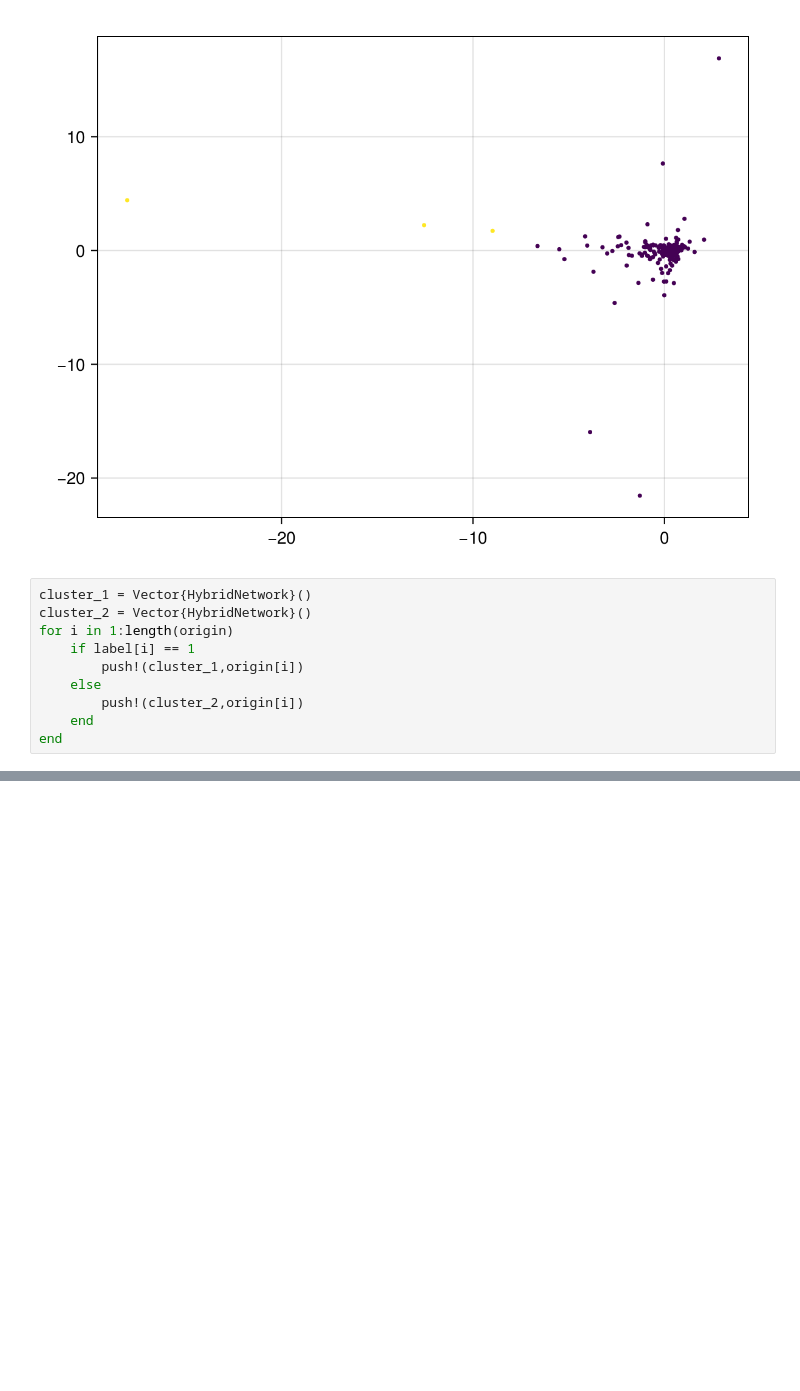
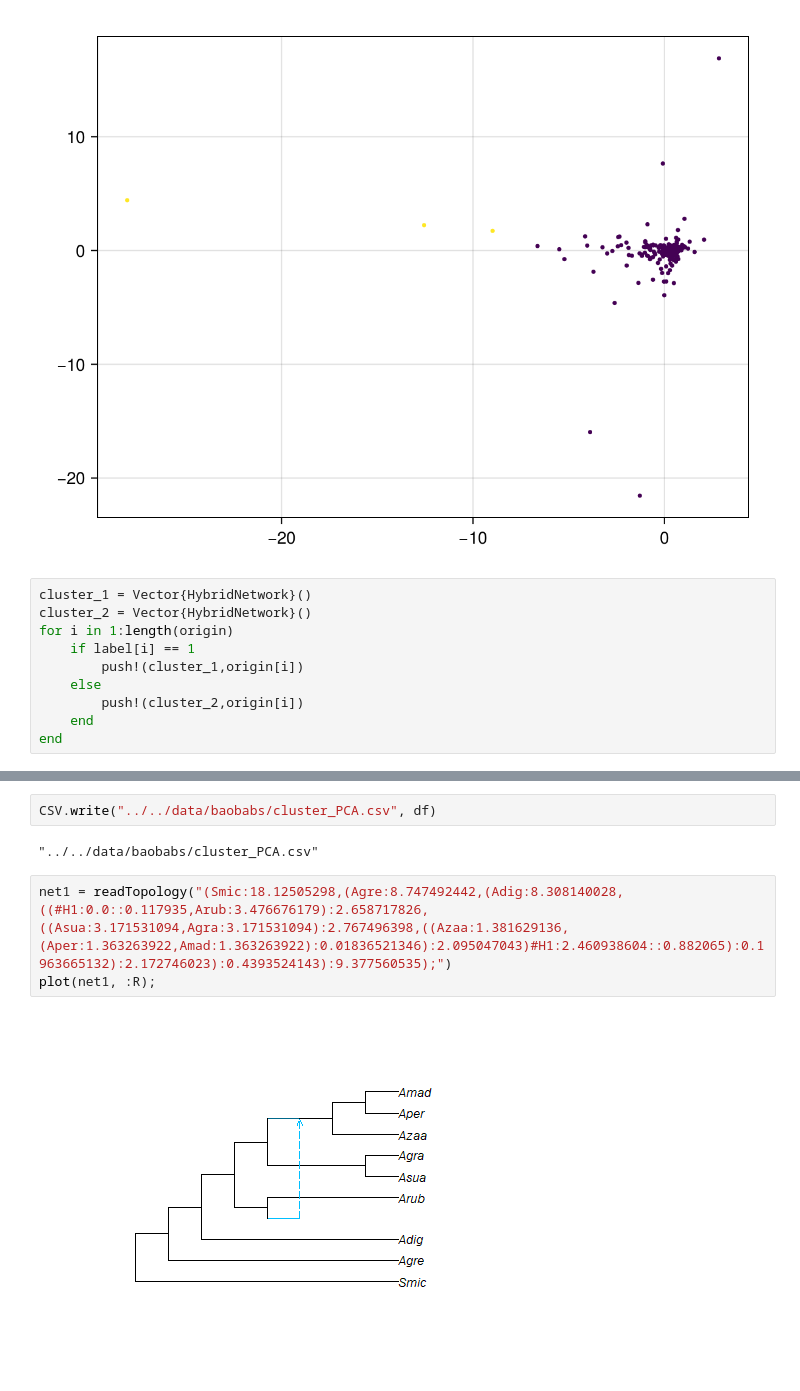
Before and after one commit to YiboK/PhyloClustering-scripts, a Jupyter notebook: Julia/baobabs-test.ipynb, the cells around one changed output, grey strips where cells are left out. Saved outputs shown, nothing was run; the diff lists cells and outputs as text; blank space fills up the shorter version.

```diff
--- a/Julia/baobabs-test.ipynb
+++ b/Julia/baobabs-test.ipynb
@@ -122,0 +198,9 @@ writeMultiTopology(cluster_2, "../../baobabs/hc_2.trees")
+# %%
+CSV.write("../../data/baobabs/cluster_PCA.csv", df)
+# %% [output]
+"../../data/baobabs/cluster_PCA.csv"
+# %%
+net1 = readTopology("(Smic:18.12505298,(Agre:8.747492442,(Adig:8.308140028,((#H1:0.0::0.117935,Arub:3.476676179):2.658717826,((Asua:3.171531094,Agra:3.171531094):2.767496398,((Azaa:1.381629136,(Aper:1.363263922,Amad:1.363263922):0.01836521346):2.095047043)#H1:2.460938604::0.882065):0.1963665132):2.172746023):0.4393524143):9.377560535);")
+plot(net1, :R);
+# %% [output]
+[figure, added]
```
Also changed, not shown: parts of 19 cells of this notebook, 7 other files.
